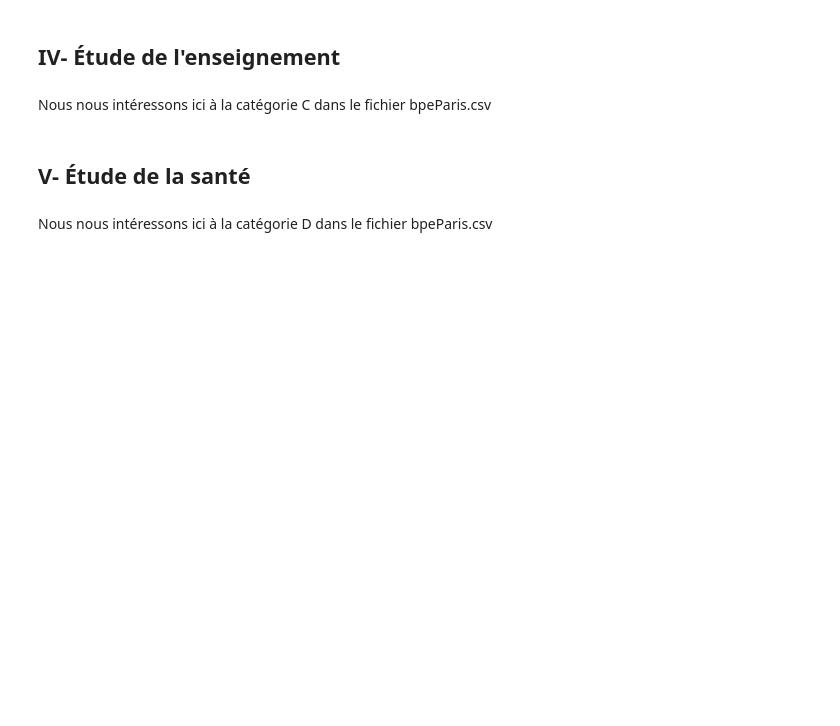
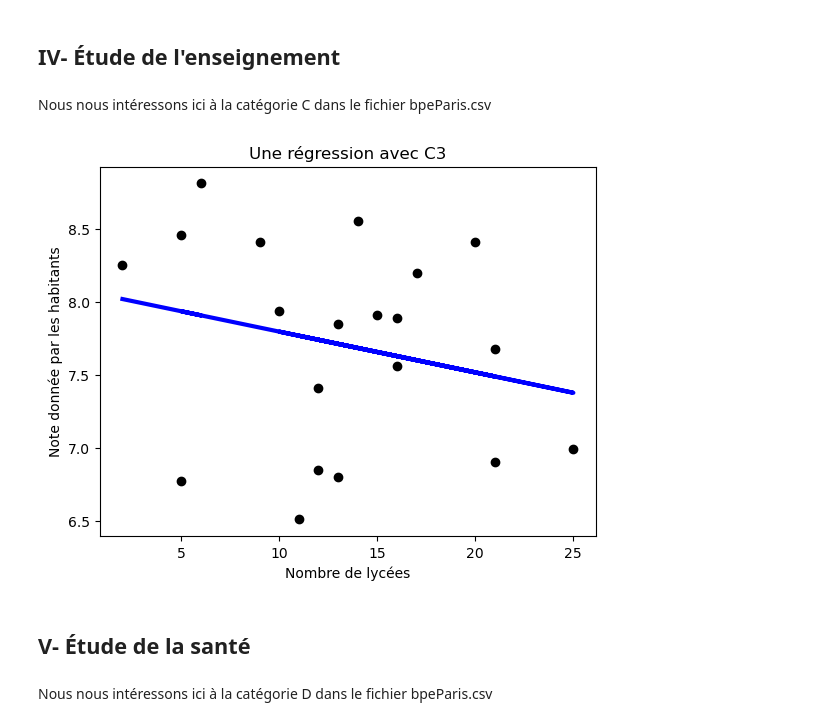
Before and after one commit to solenemoro/Projet_Python_2AENSAE, a Jupyter notebook: Equipements.ipynb, the cells around one changed output. Cells and saved outputs as stored; diff of their text form; code cells hidden in the pictures; blank space fills up the shorter version.

```diff
--- a/Equipements.ipynb
+++ b/Equipements.ipynb
@@ -257,3 +259,39 @@ reg.score(X_test, y_test)
 ## IV- Étude de l'enseignement
 # %% [markdown]
 Nous nous intéressons ici à la catégorie C dans le fichier bpeParis.csv
+# %%
+# Number of "Lycées" (C3) by arrondissement
+
+# Concerning the 1st arrondissement of Paris
+n1 = 0 # Number initialized
+for iris in dicIRIS['Paris 1er Arrondissement']:
+    col = BPE[(BPE['DCIRIS'] == iris) & (BPE['SDOM'] == 'C3')]
+    n1 += len(col) # number of lines
+
+# Concerning the rest of the arrondissements
+dicC3 = {'1er Arrondissement': n1}
+n = 0
+for i in range(2,21):
+    key_arr = 'Paris ' + str(i) + 'e Arrondissement'
+    for iris in dicIRIS[key_arr]:
+        col = BPE[(BPE['DCIRIS'] == iris) & (BPE['SDOM'] == 'C3')]
+        n += len(col)
+    dicC3[str(i) + 'e Arrondissement'] = n
+    n = 0
+
+# We obtain a dictionary with the name of the arrondissement as a key
+# and the number of "Lycées" as a value
+# %%
+# Trying to make a regression with only C3
+listC3 = pd.DataFrame(dicC3.values())
+reg = LinearRegression().fit(listC3, notes)
+y_pred = reg.predict(listC3)
+
+plt.scatter(listC3, notes, color="black")
+plt.plot(listC3, y_pred, color="blue", linewidth=3)
+plt.xlabel('Nombre de lycées')
+plt.ylabel('Note donnée par les habitants')
+plt.title('Une régression avec C3')
+plt.show()
+# %% [output]
+[figure, added]
```
Also changed, not shown: parts of 2 cells of this notebook.
